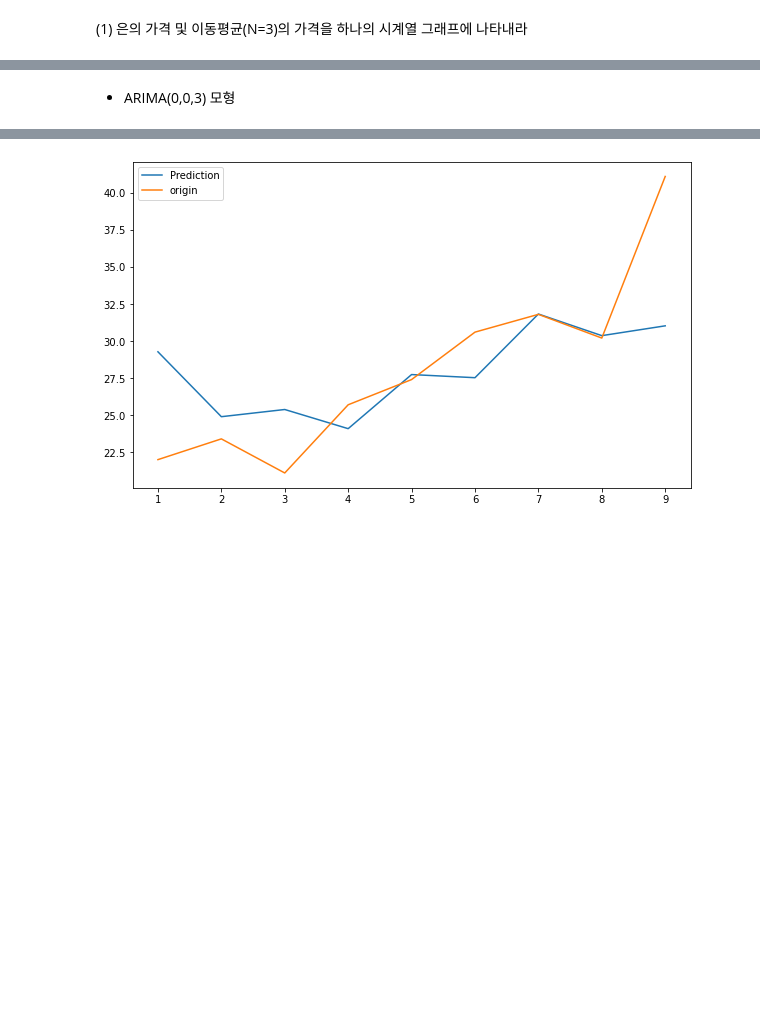
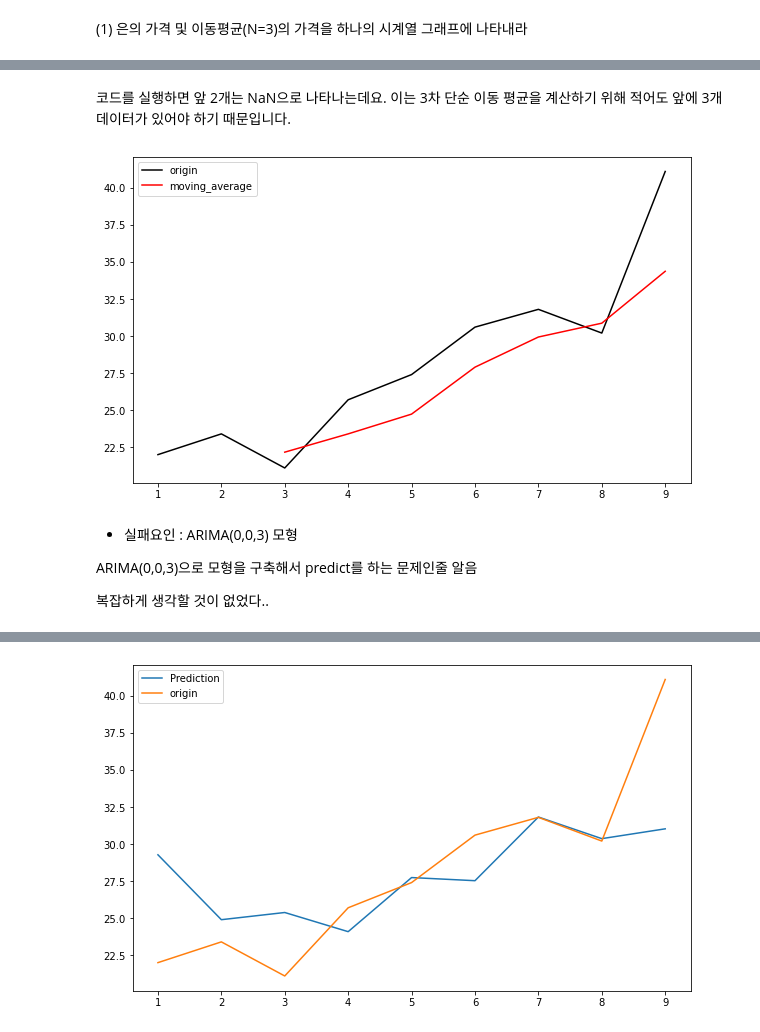
Before and after one commit to teng-ny/ADPStudy, a Jupyter notebook: ADP시험복기/26회/ADP26회_4번(MA모형).ipynb, the cells around one changed output, grey strips where cells are left out. Saved outputs shown, nothing was run; the diff lists cells and outputs as text; code cells hidden in the pictures; blank space fills up the shorter version.

```diff
--- a/ADP시험복기/26회/ADP26회_4번(MA모형).ipynb
+++ b/ADP시험복기/26회/ADP26회_4번(MA모형).ipynb
@@ -14,0 +19,3 @@ data.set_index("index", inplace=True)
+# %%
+moving_average=data['price'].rolling(window=3).mean() #문제에서 N=3
+moving_average
@@ -15,5 +34,20 @@ data.set_index("index", inplace=True)
+# %% [markdown]
+코드를 실행하면 앞 2개는 NaN으로 나타나는데요. 이는 3차 단순 이동 평균을 계산하기 위해 적어도 앞에 3개 데이터가 있어야 하기 때문입니다.
+# %%
+import matplotlib.pyplot as plt
+plt.figure(figsize=(10,6))
+plt.plot(data.index, data.price, color='k', label='origin')
+plt.plot(moving_average.index, moving_average, color='red', label='moving_average')
+plt.legend()
+plt.show()
+# %% [output]
+[figure, added]
 # %% [markdown]
-- ARIMA(0,0,3) 모형
+- 실패요인 : ARIMA(0,0,3) 모형
+
+ARIMA(0,0,3)으로 모형을 구축해서 predict를 하는 문제인줄 알음
+
+복잡하게 생각할 것이 없었다..
 # %%
 from statsmodels.tsa.arima.model import ARIMA
 # %%
```
Also changed, not shown: parts of 5 cells of this notebook.
